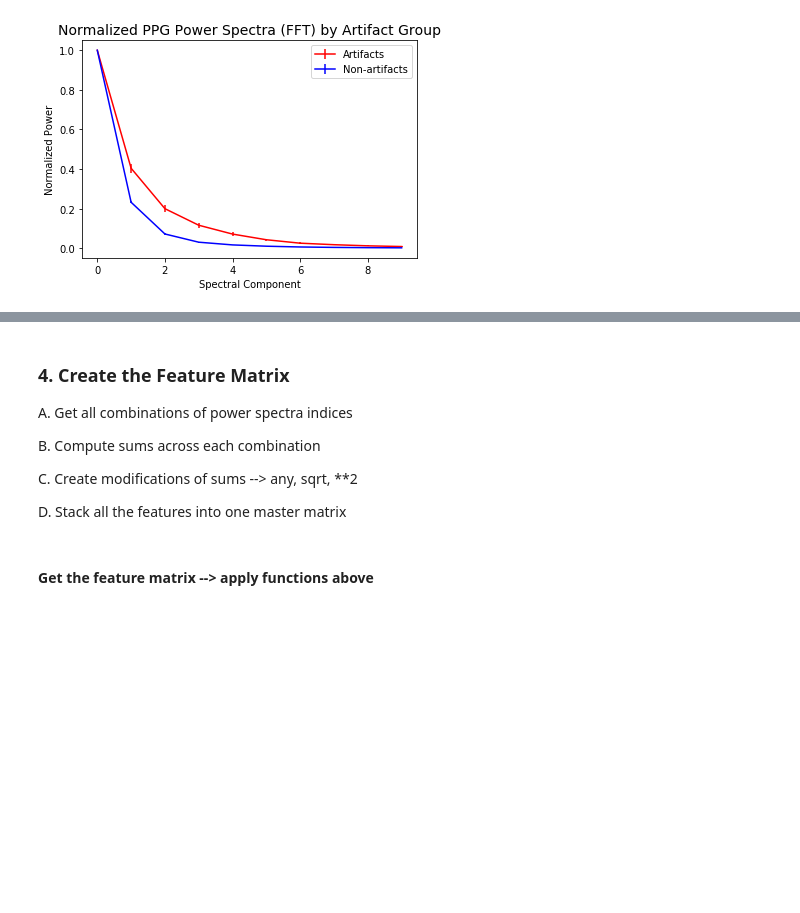
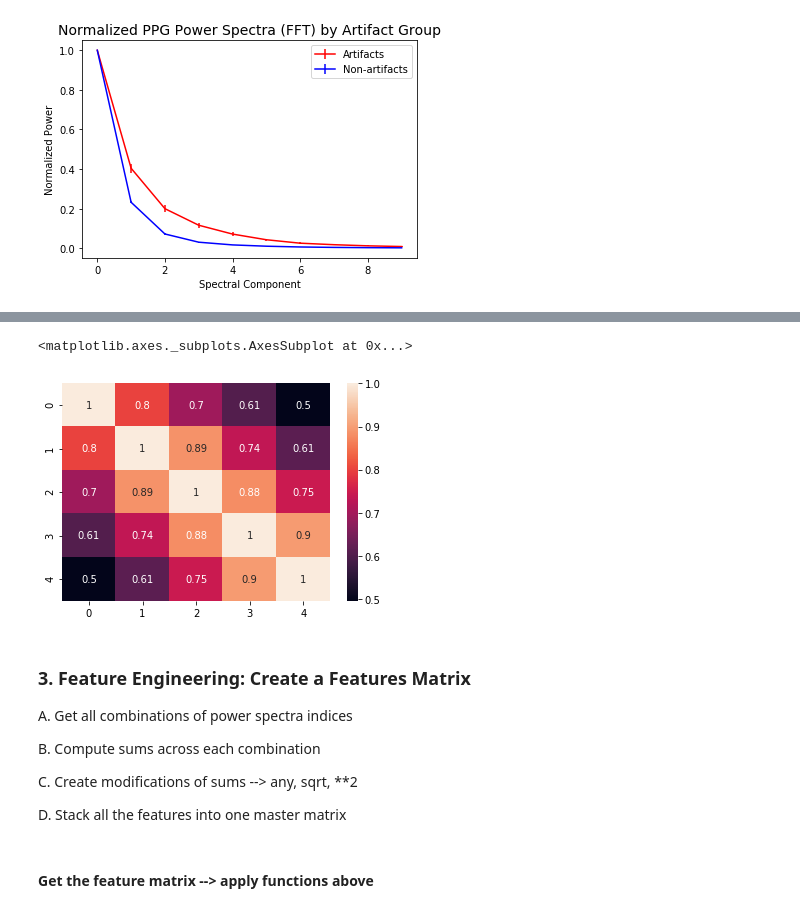
Before and after one commit to kaschbacher/publications, a Jupyter notebook: artifact_detector/PPG_Artifact_Detection.ipynb, the cells around one changed output, grey strips where cells are left out. Drawn from its saved outputs; the diff is of its cells as text; code cells hidden in the pictures; blank space fills up the shorter version.

```diff
--- a/artifact_detector/PPG_Artifact_Detection.ipynb
+++ b/artifact_detector/PPG_Artifact_Detection.ipynb
@@ -161,5 +168,11 @@ Total number of artifacts: 98 and non-artifacts: 903
+# %%
+corr = pd.DataFrame(power_spectra[:,1:6]).corr()# Just illustrate the original thresholded PS
+sns.heatmap(corr, annot=True)
+# %% [output]
+<matplotlib.axes._subplots.AxesSubplot at 0x...>
+[figure, added]
 # %% [markdown]
-### 4. Create the Feature Matrix
+### 3. Feature Engineering: Create a Features Matrix
 <p>A. Get all combinations of power spectra indices</p>
 <p>B. Compute sums across each combination</p>
 <p>C. Create modifications of sums --> any, sqrt, **2</p>
```
Also changed, not shown: parts of 7 cells of this notebook.
